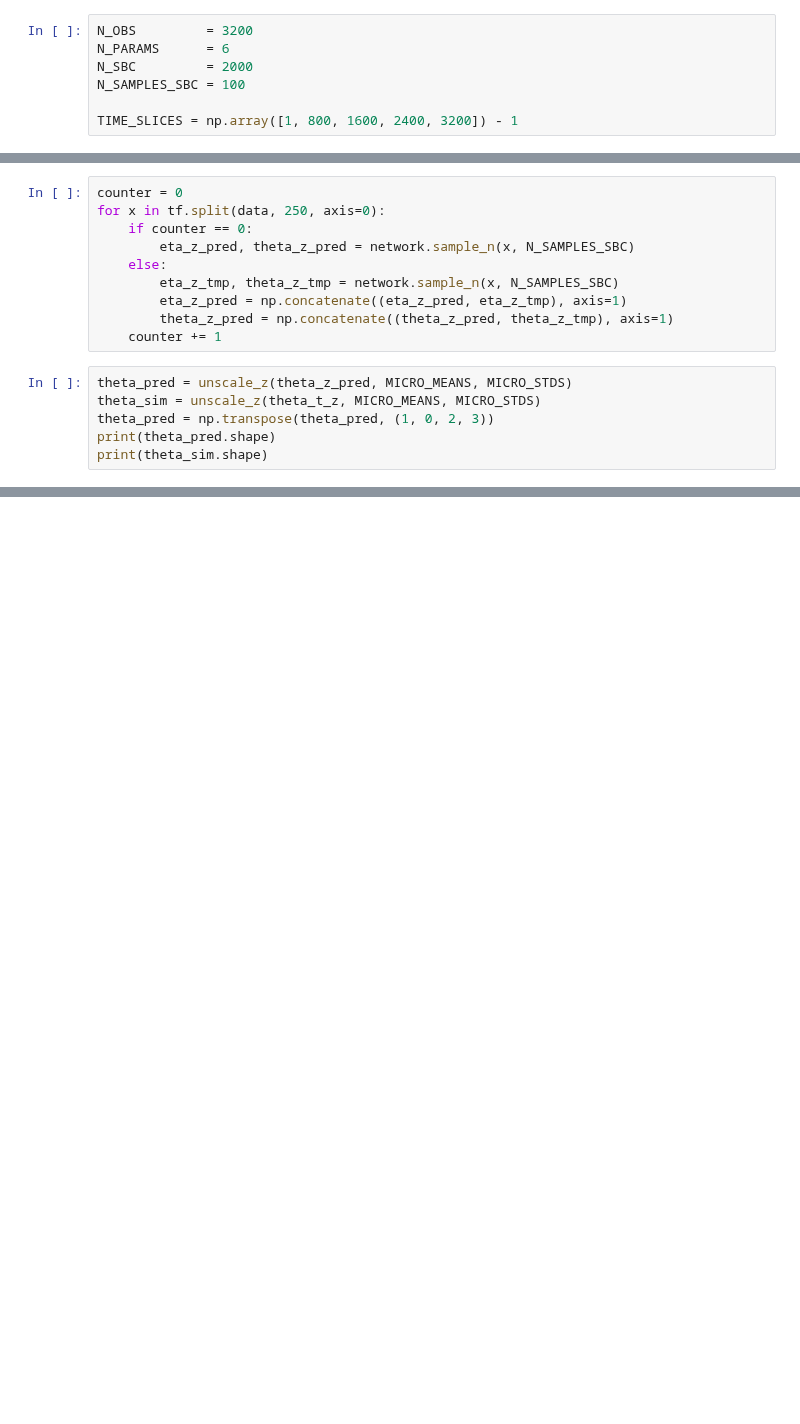
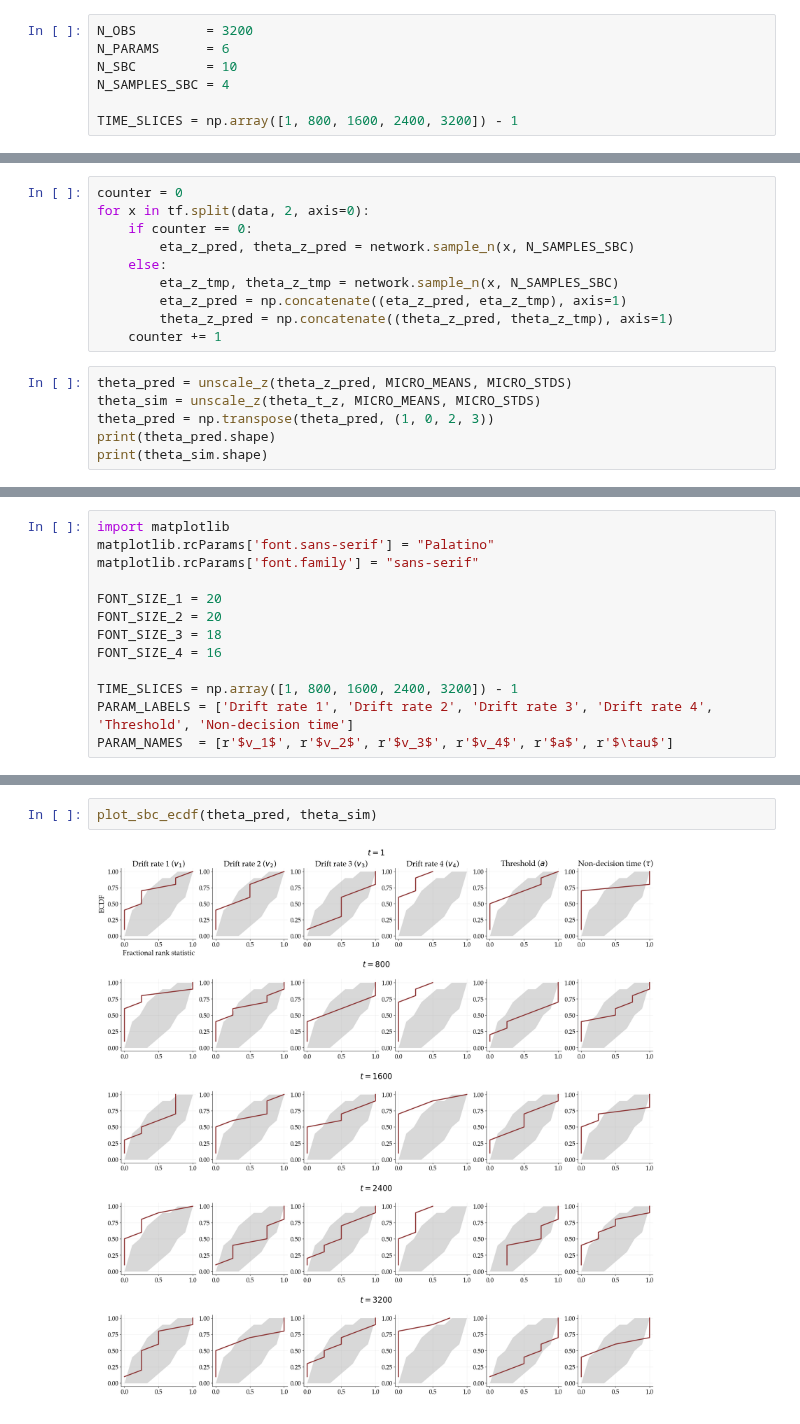
Before and after one commit to LuSchumacher/dynamic_ddm, a Jupyter notebook: notebooks/sbc.ipynb, the cells around one changed output, grey strips where cells are left out. Cells and saved outputs as stored; diff of their text form; blank space fills up the shorter version.

Commit message:
update sbc plot

```diff
--- a/notebooks/sbc.ipynb
+++ b/notebooks/sbc.ipynb
@@ -34,8 +28,8 @@ print(tf.config.list_physical_devices('GPU'))
 # %%
 N_OBS         = 3200
 N_PARAMS      = 6
-N_SBC         = 2000
-N_SAMPLES_SBC = 100
+N_SBC         = 10
+N_SAMPLES_SBC = 4
 
 TIME_SLICES = np.array([1, 800, 1600, 2400, 3200]) - 1
 # %%
@@ -87,6 +79,6 @@ print(data.shape)
 # %%
 counter = 0
-for x in tf.split(data, 250, axis=0):
+for x in tf.split(data, 2, axis=0):
     if counter == 0:
         eta_z_pred, theta_z_pred = network.sample_n(x, N_SAMPLES_SBC)
     else:
@@ -116,0 +95,13 @@ for i in TIME_SLICES:
+# %%
+import matplotlib
+matplotlib.rcParams['font.sans-serif'] = "Palatino"
+matplotlib.rcParams['font.family'] = "sans-serif"
+
+FONT_SIZE_1 = 20
+FONT_SIZE_2 = 20
+FONT_SIZE_3 = 18
+FONT_SIZE_4 = 16
+
+TIME_SLICES = np.array([1, 800, 1600, 2400, 3200]) - 1
+PARAM_LABELS = ['Drift rate 1', 'Drift rate 2', 'Drift rate 3', 'Drift rate 4', 'Threshold', 'Non-decision time']
+PARAM_NAMES  = [r'$v_1$', r'$v_2$', r'$v_3$', r'$v_4$', r'$a$', r'$\tau$']
@@ -116,0 +155,4 @@ for i in TIME_SLICES:
+# %%
+plot_sbc_ecdf(theta_pred, theta_sim)
+# %% [output]
+[figure, added]
```
Also changed, not shown: parts of 9 cells of this notebook.
